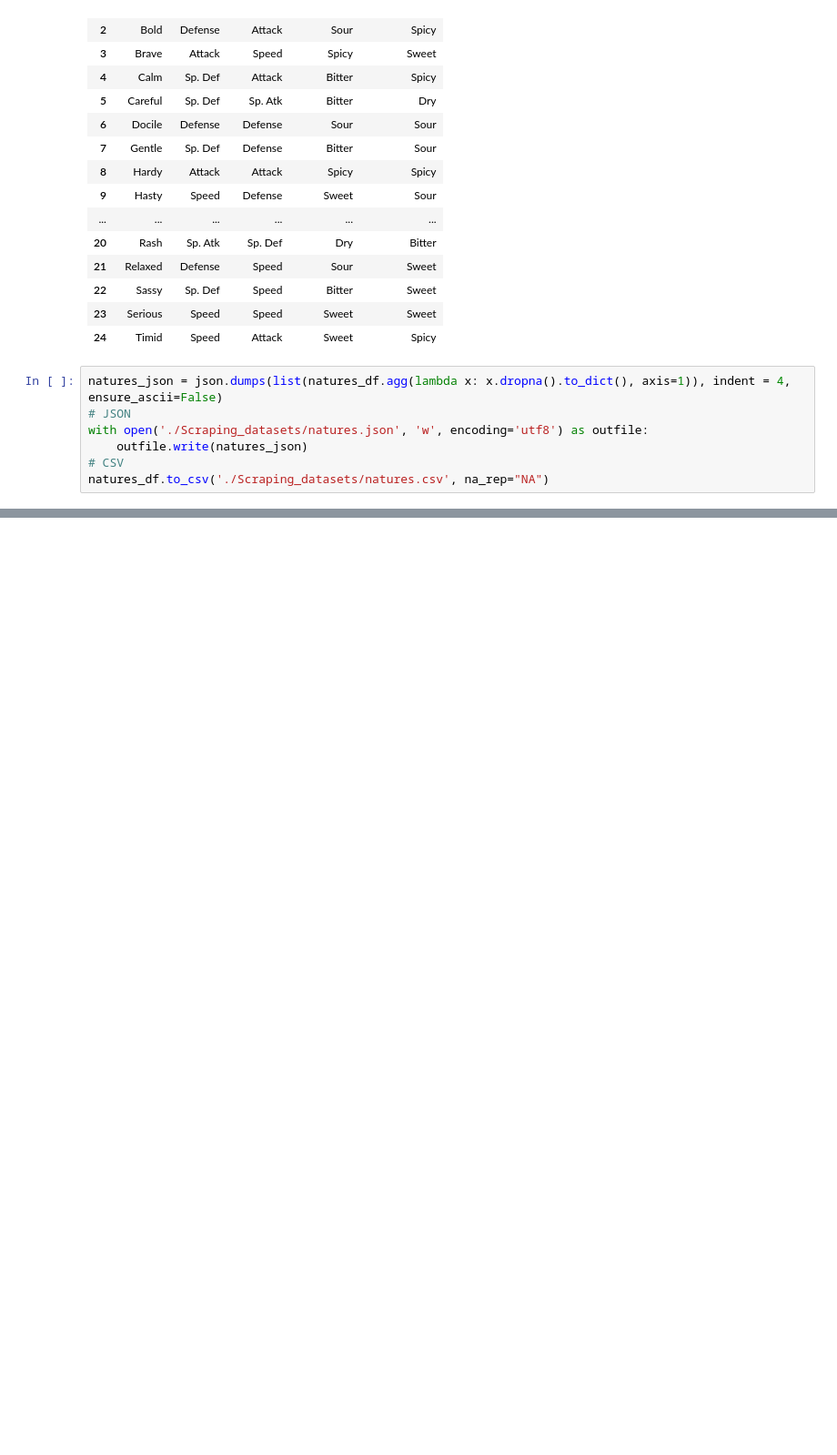
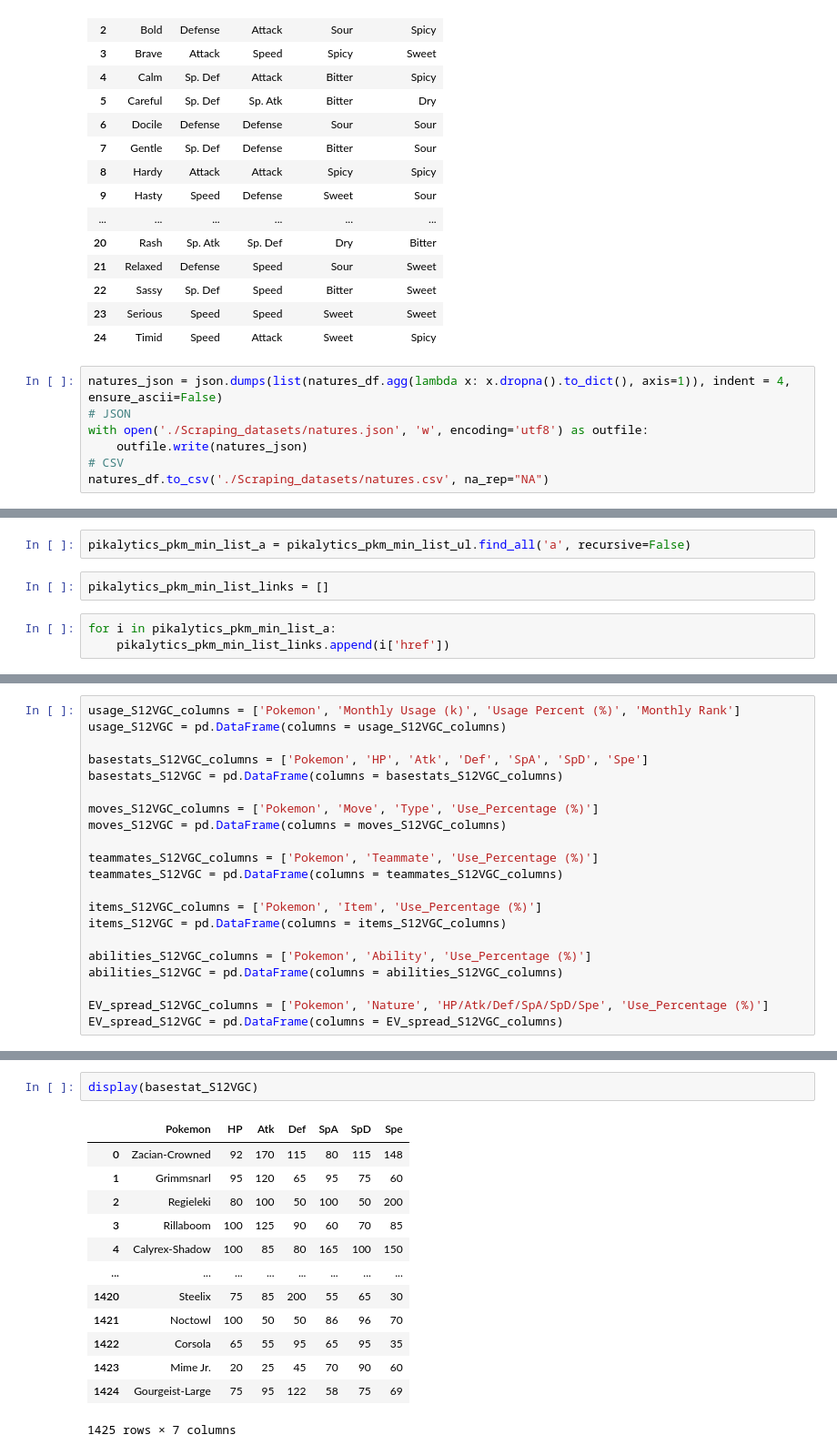
Before and after one commit to giocoal/competitive-pokemon-graph-database, a Jupyter notebook: Scraping.ipynb, the cells around one changed output, grey strips where cells are left out. Shown at 91% size. Cells and saved outputs as stored; diff of their text form; blank space fills up the shorter version.

Commit message:
Major Update: pikalytics scrape

```diff
--- a/Scraping.ipynb
+++ b/Scraping.ipynb
@@ -384,0 +459,7 @@ natures_df.to_csv('./Scraping_datasets/natures.csv', na_rep="NA")
+# %%
+pikalytics_pkm_min_list_a = pikalytics_pkm_min_list_ul.find_all('a', recursive=False)
+# %%
+pikalytics_pkm_min_list_links = []
+# %%
+for i in pikalytics_pkm_min_list_a:
+    pikalytics_pkm_min_list_links.append(i['href'])
@@ -384,0 +488,21 @@ natures_df.to_csv('./Scraping_datasets/natures.csv', na_rep="NA")
+# %%
+usage_S12VGC_columns = ['Pokemon', 'Monthly Usage (k)', 'Usage Percent (%)', 'Monthly Rank']
+usage_S12VGC = pd.DataFrame(columns = usage_S12VGC_columns)
+
+basestats_S12VGC_columns = ['Pokemon', 'HP', 'Atk', 'Def', 'SpA', 'SpD', 'Spe']
+basestats_S12VGC = pd.DataFrame(columns = basestats_S12VGC_columns)
+
+moves_S12VGC_columns = ['Pokemon', 'Move', 'Type', 'Use_Percentage (%)']
+moves_S12VGC = pd.DataFrame(columns = moves_S12VGC_columns)
+
+teammates_S12VGC_columns = ['Pokemon', 'Teammate', 'Use_Percentage (%)']
+teammates_S12VGC = pd.DataFrame(columns = teammates_S12VGC_columns)
+
+items_S12VGC_columns = ['Pokemon', 'Item', 'Use_Percentage (%)']
+items_S12VGC = pd.DataFrame(columns = items_S12VGC_columns)
+
+abilities_S12VGC_columns = ['Pokemon', 'Ability', 'Use_Percentage (%)']
+abilities_S12VGC = pd.DataFrame(columns = abilities_S12VGC_columns)
+
+EV_spread_S12VGC_columns = ['Pokemon', 'Nature', 'HP/Atk/Def/SpA/SpD/Spe', 'Use_Percentage (%)']
+EV_spread_S12VGC = pd.DataFrame(columns = EV_spread_S12VGC_columns)
@@ -384,0 +739,16 @@ natures_df.to_csv('./Scraping_datasets/natures.csv', na_rep="NA")
+# %%
+display(basestat_S12VGC)
+# %% [output]
+|  | Pokemon | HP | Atk | Def | SpA | SpD | Spe |
+| 0 | Zacian-Crowned | 92 | 170 | 115 | 80 | 115 | 148 |
+| 1 | Grimmsnarl | 95 | 120 | 65 | 95 | 75 | 60 |
+| 2 | Regieleki | 80 | 100 | 50 | 100 | 50 | 200 |
+| 3 | Rillaboom | 100 | 125 | 90 | 60 | 70 | 85 |
+| 4 | Calyrex-Shadow | 100 | 85 | 80 | 165 | 100 | 150 |
+| ... | ... | ... | ... | ... | ... | ... | ... |
+| 1420 | Steelix | 75 | 85 | 200 | 55 | 65 | 30 |
+| 1421 | Noctowl | 100 | 50 | 50 | 86 | 96 | 70 |
+| 1422 | Corsola | 65 | 55 | 95 | 65 | 95 | 35 |
+| 1423 | Mime Jr. | 20 | 25 | 45 | 70 | 90 | 60 |
+| 1424 | Gourgeist-Large | 75 | 95 | 122 | 58 | 75 | 69 |
+1425 rows × 7 columns
```
Also changed, not shown: parts of 43 cells of this notebook, 20 other files.
